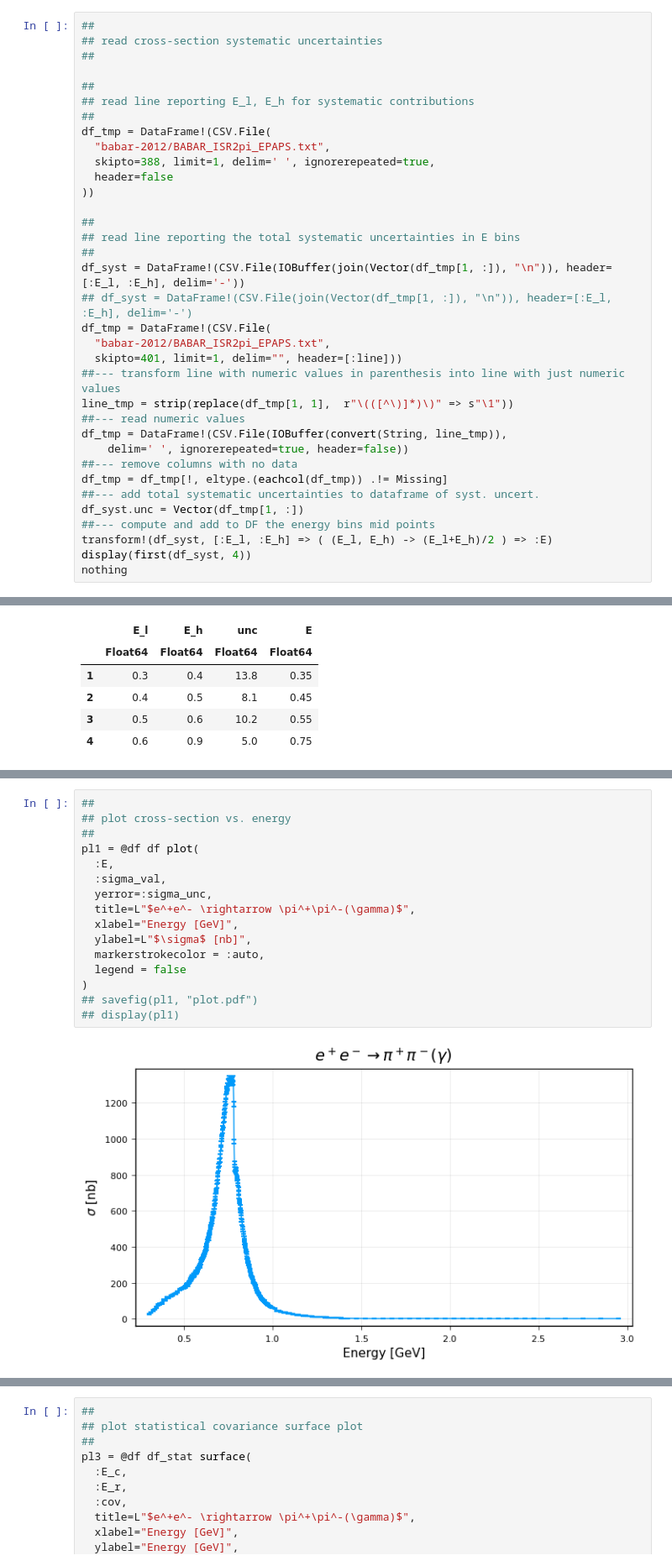
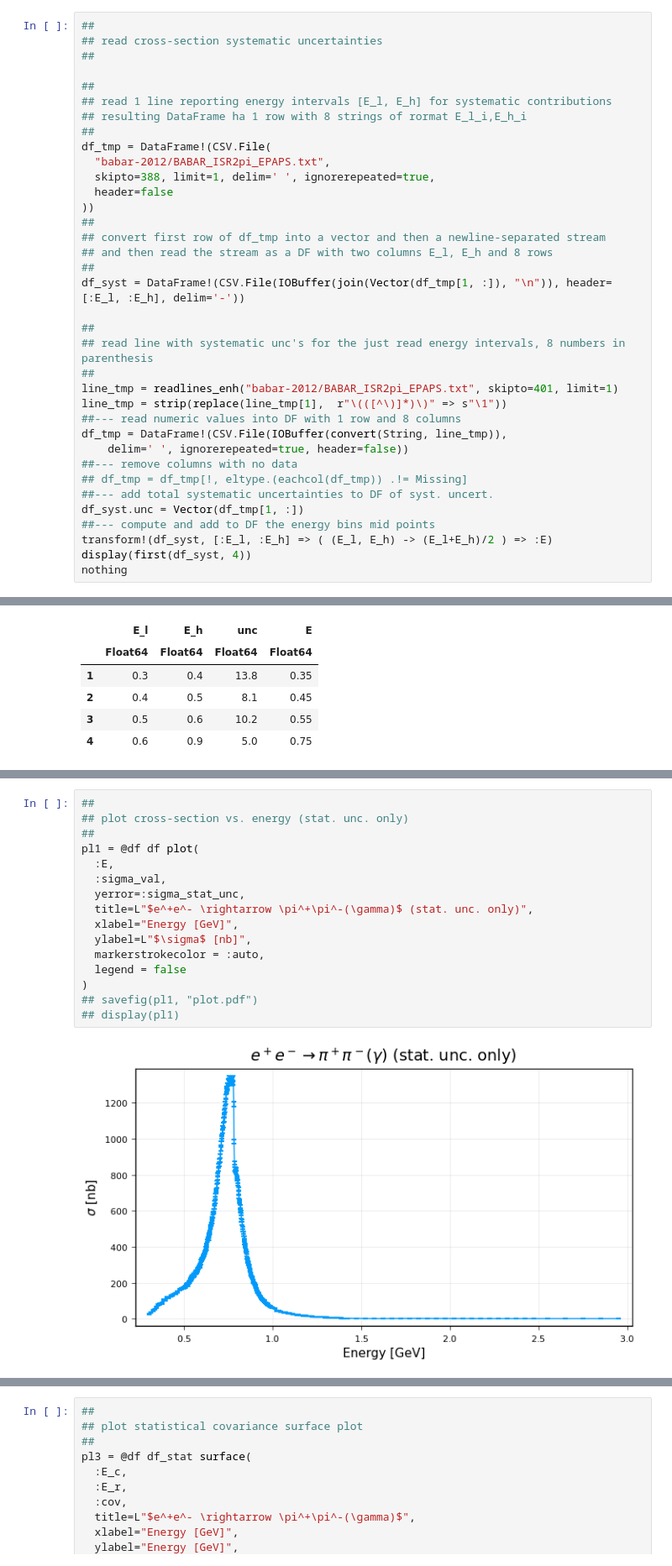
Before and after one commit to precision-sm/precision-sm.github.io, a Jupyter notebook: posts/strong-2020-jun20.ipynb, the cells around one changed output, grey strips where cells are left out. Shown at 84% size. Saved outputs shown, nothing was run; the diff lists cells and outputs as text.

```diff
--- a/posts/strong-2020-jun20.ipynb
+++ b/posts/strong-2020-jun20.ipynb
@@ -146,30 +155,31 @@ end
 ##
 
 ##
-## read line reporting E_l, E_h for systematic contributions
+## read 1 line reporting energy intervals [E_l, E_h] for systematic contributions
+## resulting DataFrame ha 1 row with 8 strings of rormat E_l_i,E_h_i
 ##
 df_tmp = DataFrame!(CSV.File(
   "babar-2012/BABAR_ISR2pi_EPAPS.txt",
   skipto=388, limit=1, delim=' ', ignorerepeated=true,
   header=false
 ))
+##
+## convert first row of df_tmp into a vector and then a newline-separated stream
+## and then read the stream as a DF with two columns E_l, E_h and 8 rows
+##
+df_syst = DataFrame!(CSV.File(IOBuffer(join(Vector(df_tmp[1, :]), "\n")), header=[:E_l, :E_h], delim='-'))
 
 ##
-## read line reporting the total systematic uncertainties in E bins
+## read line with systematic unc's for the just read energy intervals, 8 numbers in parenthesis
 ##
-df_syst = DataFrame!(CSV.File(IOBuffer(join(Vector(df_tmp[1, :]), "\n")), header=[:E_l, :E_h], delim='-'))
-## df_syst = DataFrame!(CSV.File(join(Vector(df_tmp[1, :]), "\n")), header=[:E_l, :E_h], delim='-')
-df_tmp = DataFrame!(CSV.File(
-  "babar-2012/BABAR_ISR2pi_EPAPS.txt",
-  skipto=401, limit=1, delim="", header=[:line]))
-##--- transform line with numeric values in parenthesis into line with just numeric values
-line_tmp = strip(replace(df_tmp[1, 1],  r"\(([^\)]*)\)" => s"\1"))
-##--- read numeric values
+line_tmp = readlines_enh("babar-2012/BABAR_ISR2pi_EPAPS.txt", skipto=401, limit=1)
+line_tmp = strip(replace(line_tmp[1],  r"\(([^\)]*)\)" => s"\1"))
+##--- read numeric values into DF with 1 row and 8 columns
 df_tmp = DataFrame!(CSV.File(IOBuffer(convert(String, line_tmp)),
     delim=' ', ignorerepeated=true, header=false))
 ##--- remove columns with no data
-df_tmp = df_tmp[!, eltype.(eachcol(df_tmp)) .!= Missing]
-##--- add total systematic uncertainties to dataframe of syst. uncert.
+## df_tmp = df_tmp[!, eltype.(eachcol(df_tmp)) .!= Missing]
+##--- add total systematic uncertainties to DF of syst. uncert.
 df_syst.unc = Vector(df_tmp[1, :])
 ##--- compute and add to DF the energy bins mid points
 transform!(df_syst, [:E_l, :E_h] => ( (E_l, E_h) -> (E_l+E_h)/2 ) => :E)
@@ -343,19 +412,19 @@ nothing
 | 4 | 0.216073 | 0.33 | 0.34 | 0.3 | 0.31 | 0.335 | 0.305 |
 # %%
 ##
-## plot cross-section vs. energy
+## plot cross-section vs. energy (stat. unc. only)
 ##
 pl1 = @df df plot(
   :E,
   :sigma_val,
-  yerror=:sigma_unc,
-  title=L"$e^+e^- \rightarrow \pi^+\pi^-(\gamma)$",
+  yerror=:sigma_stat_unc,
+  title=L"$e^+e^- \rightarrow \pi^+\pi^-(\gamma)$ (stat. unc. only)",
   xlabel="Energy [GeV]",
   ylabel=L"$\sigma$ [nb]",
   markerstrokecolor = :auto,
   legend = false
 )
 ## savefig(pl1, "plot.pdf")
 ## display(pl1)
 # %% [output]
-[figure, old version]
+[figure, new version]
```
Also changed, not shown: parts of 10 cells of this notebook.
